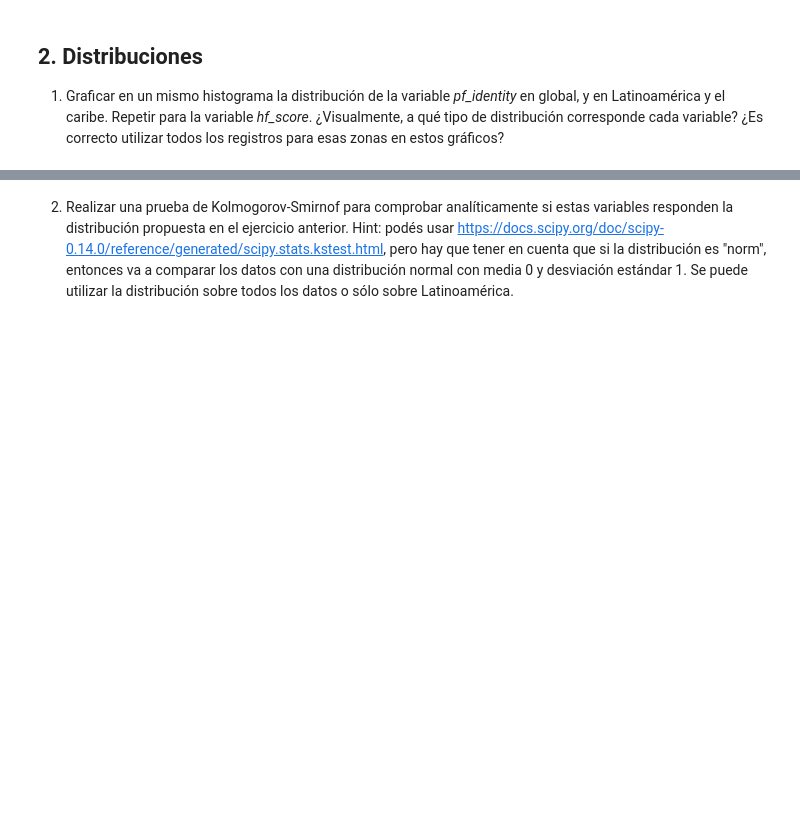
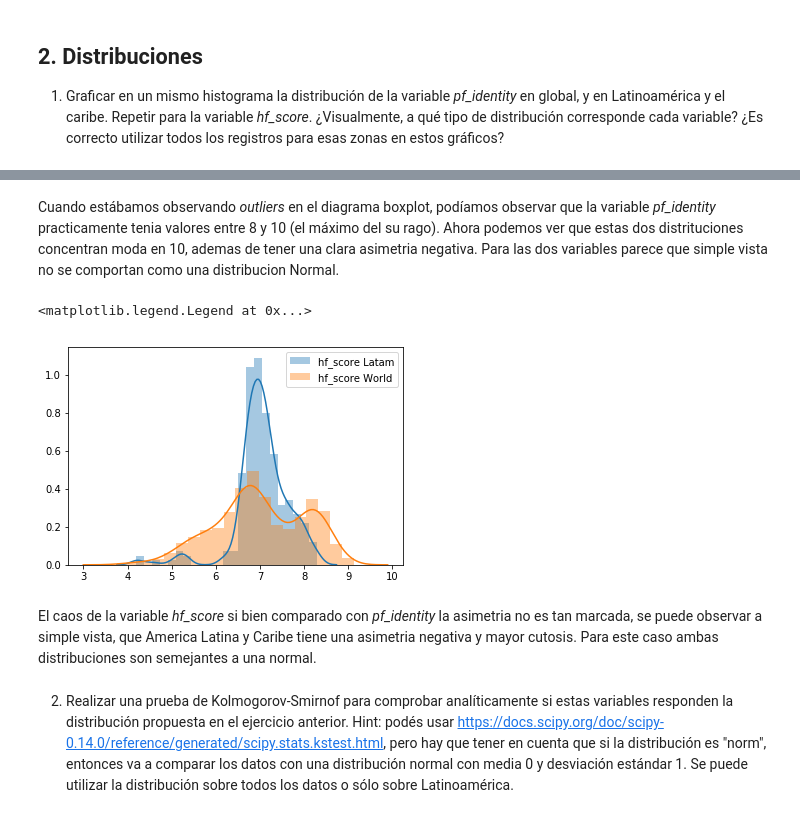
Before and after one commit to manquius/diplodatos_ayv, a Jupyter notebook: 02_practico_Sebastian.ipynb, the cells around one changed output, grey strips where cells are left out. Saved outputs shown, nothing was run; the diff lists cells and outputs as text; code cells hidden in the pictures; blank space fills up the shorter version.

Commit message:
Graficos para Ejer 2

```diff
--- a/02_practico_Sebastian.ipynb
+++ b/02_practico_Sebastian.ipynb
@@ -305,2 +303,13 @@ plt.legend()
+# %% [markdown]
+Cuando estábamos observando *outliers* en el diagrama boxplot, podíamos observar que la variable *pf_identity* practicamente tenia valores entre 8 y 10 (el máximo del su rago). Ahora podemos ver que estas dos distrituciones concentran moda en 10, ademas de tener una clara asimetria negativa. Para las dos variables parece que simple vista no se comportan como una distribucion Normal.
+# %%
+seaborn.distplot(df1[['hf_score']].dropna(), label="hf_score Latam")
+seaborn.distplot(dataset[['hf_score']].dropna(),label="hf_score World")
+plt.legend()
+# %% [output]
+<matplotlib.legend.Legend at 0x...>
+[figure, added]
+# %% [markdown]
+El caos de la variable *hf_score* si bien comparado con *pf_identity* la asimetria no es tan marcada, se puede observar a simple vista, que America Latina y Caribe tiene una asimetria negativa y mayor cutosis. Para este caso ambas distribuciones son semejantes a una normal.
 # %% [markdown]
   2. Realizar una prueba de Kolmogorov-Smirnof para comprobar analíticamente si estas variables responden la distribución propuesta en el ejercicio anterior. Hint: podés usar https://docs.scipy.org/doc/scipy-0.14.0/reference/generated/scipy.stats.kstest.html, pero hay que tener en cuenta que si la distribución es "norm", entonces va a comparar los datos con una distribución normal con media 0 y desviación estándar 1. Se puede utilizar la distribución sobre todos los datos o sólo sobre Latinoamérica.
```
Also changed, not shown: parts of 11 cells of this notebook.
